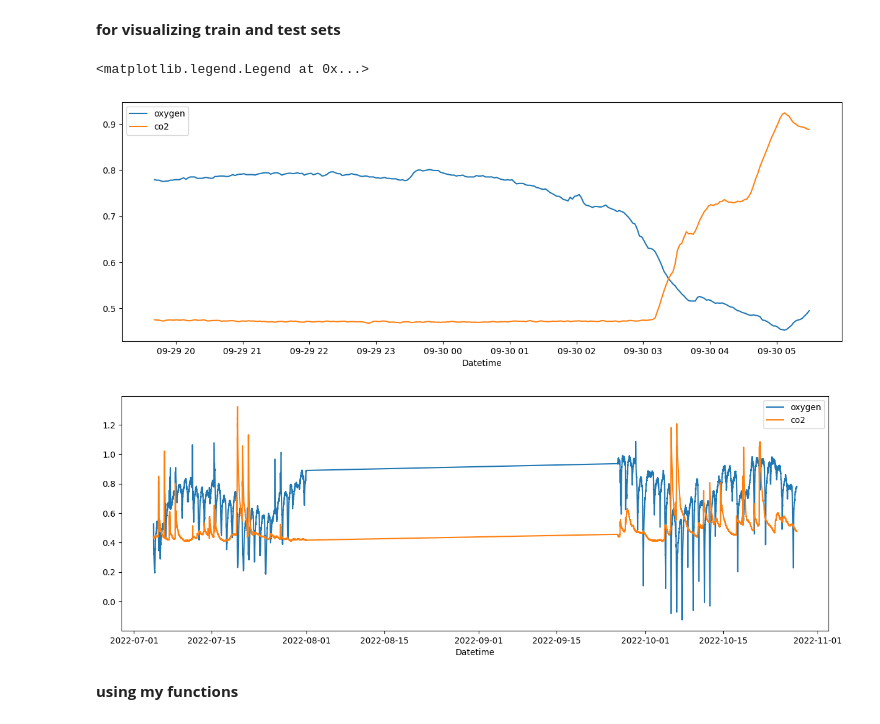
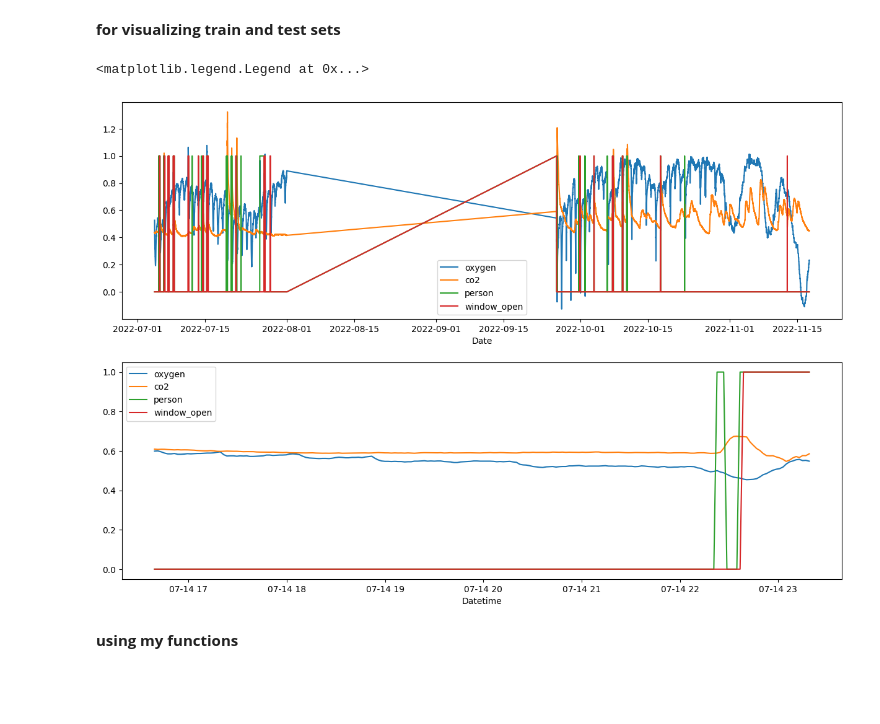
Before and after one commit to MajedNaN/TimeSeriesClassification, a Jupyter notebook: main.ipynb, the cells around one changed output. Cells and saved outputs as stored; diff of their text form; code cells hidden in the pictures; blank space fills up the shorter version.

Commit message:
updated graphs

```diff
--- a/main.ipynb
+++ b/main.ipynb
@@ -461,34 +461,43 @@ print(x_train.shape,x_valid.shape,x_test.shape)
 # %% [markdown]
 **for visualizing train and test sets**
-# %%
-datetime_train = datetime_column.iloc[df_train.index]
-datetime_test = datetime_column.iloc[df2_test.index]
-
-### for test set
-n_seq = x_test.shape[0]
-x = datetime_test.iloc[0:n_seq]
-df_cropped = df2_test.iloc[0:n_seq]
-fig = plt.figure(figsize=(15,5))
-plt.xlabel('Datetime')
-plt.plot(x, df_cropped['oxygen']-20,label='oxygen')
-plt.plot(x, df_cropped['co2']/1000,label='co2')
-# plt.plot(x, test_preds_unannotated[:,0],label='person')
-# plt.plot(x, test_preds_unannotated[:,1], label='window_open' )
-plt.legend()
-
-### for train set
-x = datetime_train
-fig = plt.figure(figsize=(15,5))
-plt.xlabel('Datetime')
-plt.plot(x, df_train['oxygen']-20,label='oxygen')
-plt.plot(x, df_train['co2']/1000,label='co2')
-# plt.plot(x, test_preds_unannotated[:,0],label='person')
-# plt.plot(x, test_preds_unannotated[:,1], label='window_open' )
-plt.legend()
-# %% [output]
-<matplotlib.legend.Legend at 0x...>
-[figure, removed]
-[figure, removed]
+# %%
+datetime_train = datetime_column.iloc[df_train.index]
+datetime_test = datetime_column.iloc[df2_test.index]
+
+
+### for train set
+x = datetime_train
+# fig = plt.figure(figsize=(15,5))
+fig, (ax2,ax1) = plt.subplots(2,1,figsize=(15,10))
+ax2.set_xlabel('Date')
+ax2.plot(x, df_train['oxygen']-20,label='oxygen')
+ax2.plot(x, df_train['co2']/1000,label='co2')
+ax2.plot(x, df_train['person'],label='person')
+ax2.plot(x, df_train['window_open'], label='window_open' )
+# plt.plot(x, test_preds_unannotated[:,0],label='person')
+# plt.plot(x, test_preds_unannotated[:,1], label='window_open' )
+ax2.legend()
+
+### for test set
+### if x_test shape after segmentation is used for prediction
+# n_seq = x_test.shape[0]
+# x = datetime_test.iloc[0:n_seq]
+# df_cropped = df2_test.iloc[0:n_seq]
+x = datetime_test
+# fig = plt.figure(figsize=(15,5))
+ax1.set_xlabel('Datetime')
+ax1.plot(x, df2_test['oxygen']-20,label='oxygen')
+ax1.plot(x, df2_test['co2']/1000,label='co2')
+ax1.plot(x, df2_test['person'],label='person')
+ax1.plot(x, df2_test['window_open'], label='window_open' )
+# plt.plot(x, df_cropped['oxygen']-20,label='oxygen')
+# plt.plot(x, df_cropped['co2']/1000,label='co2')
+# plt.plot(x, test_preds_unannotated[:,0],label='person')
+# plt.plot(x, test_preds_unannotated[:,1], label='window_open' )
+ax1.legend()
+# %% [output]
+<matplotlib.legend.Legend at 0x...>
+[figure, added]
 # %% [markdown]
 **using my functions**
 # %%
```
Also changed, not shown: parts of 3 cells of this notebook, 2 other files.
